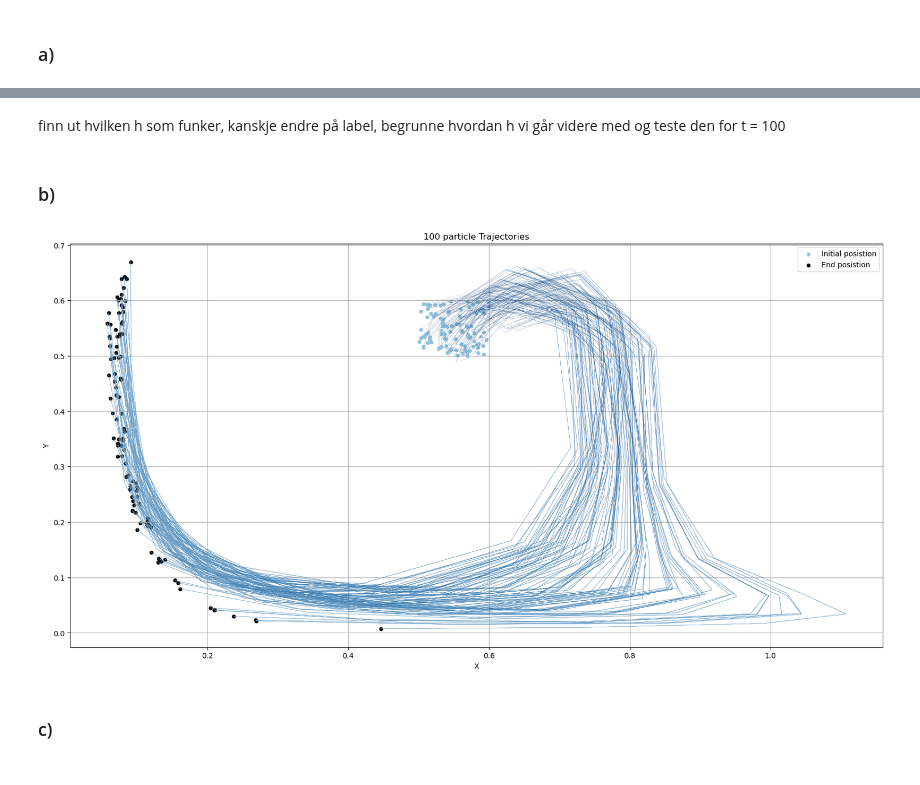
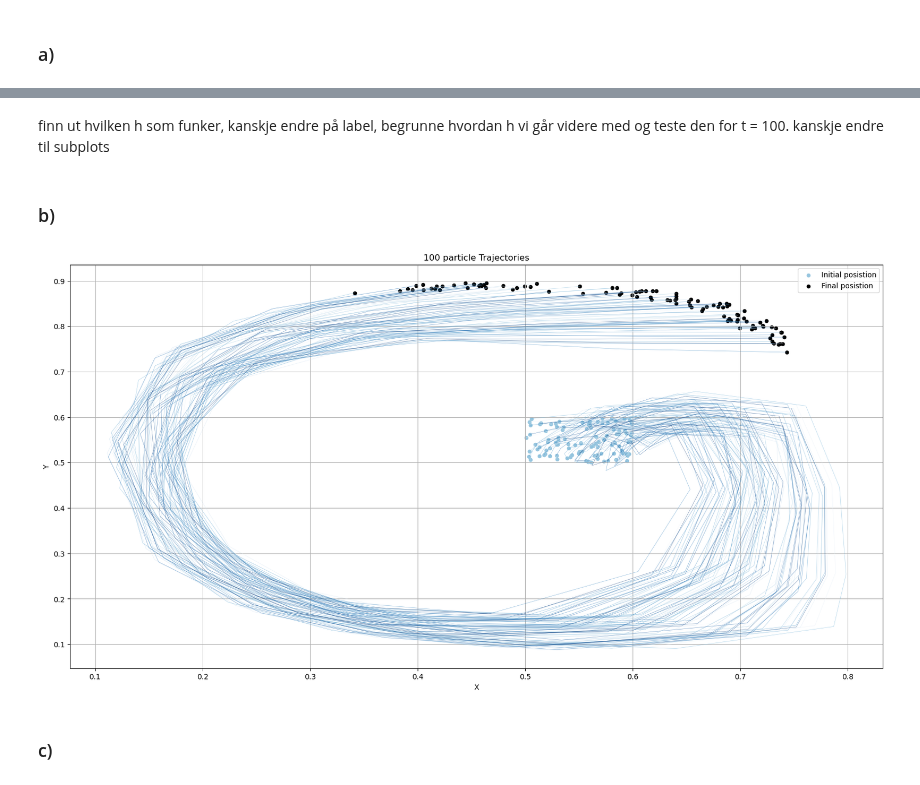
Before and after one commit to villi02/TMA4320-Introduksjon-til-vitenskapelige-beregninger-prosjekter, a Jupyter notebook: Prosjekt3-TekniskFysikk/main.ipynb, the cells around one changed output, grey strips where cells are left out. Saved outputs shown, nothing was run; the diff lists cells and outputs as text; code cells hidden in the pictures.

Commit message:
made it so heun can take in batch instead of coordinates, 1a looks ugly now but 1b and c is much better

```diff
--- a/Prosjekt3-TekniskFysikk/main.ipynb
+++ b/Prosjekt3-TekniskFysikk/main.ipynb
@@ -138,39 +138,35 @@ plt.show()
 # %% [markdown]
-finn ut hvilken h som funker, kanskje endre på label, begrunne hvordan h vi går videre med og teste den for t = 100
+finn ut hvilken h som funker, kanskje endre på label, begrunne hvordan h vi går videre med og teste den for t = 100. kanskje endre til subplots
 # %% [markdown]
 ### b)
 # %%
+#this is a test
+
 N_p = 100
 t = 10
 A = 0.1
 epsilon = 0.25
 w = 1
-h = 1
-x_cor = np.random.uniform(0.5, 0.6, 100)
-y_cor = np.random.uniform(0.5, 0.6, 100)
+h = 0.7
+x_cor = np.random.uniform(0.5, 0.6, N_p)
+y_cor = np.random.uniform(0.5, 0.6, N_p)
+init_pos = np.array([[x_cor, y_cor]])
 cmap = plt.get_cmap('Blues')
 plt.figure(figsize = (20,10))
-plt.scatter(x_cor, y_cor, label = "Initial posistion", color = cmap(100), s = 20)
-final_pos_x = []
-final_pos_y = []
+positions = Heun(init_pos, t, h, A, epsilon, w)
+plt.scatter(positions[0,0,:], positions[0,1,:], label = "Initial posistion", color = cmap(100), s = 20)
+plt.scatter(positions[-1,0,:], positions[-1,1,:], label = "Final posistion", color = "black", s = 20)
 for i in range(N_p):
-    positions = Heun([x_cor[i], y_cor[i]], t, h, A, epsilon, w)
-    num_pos = positions.shape[0]
+    plt.plot(positions[:, 0, i], positions[:, 1, i],color = cmap(i/N_p),  alpha=0.5, lw=0.5)
 
-    for particle_index in range(num_pos):
-        x = positions[particle_index:, 0]
-        y = positions[particle_index:, 1]
-        plt.plot(x, y, color = cmap(1-(particle_index)/num_pos), alpha= 0.3, lw = 0.3)
-    final_pos_x.append(x)
-    final_pos_y.append(y)
-plt.scatter(final_pos_x, final_pos_y, label = "End posistion", color = "black", s = 20)
+
 plt.xlabel('X')
 plt.ylabel('Y')
 plt.title('100 particle Trajectories')
 plt.legend()
 plt.grid(True)
 plt.show()
 # %% [output]
-[figure, old version]
+[figure, new version]
 # %% [markdown]
 ### c)
```
Also changed, not shown: parts of 3 cells of this notebook.
